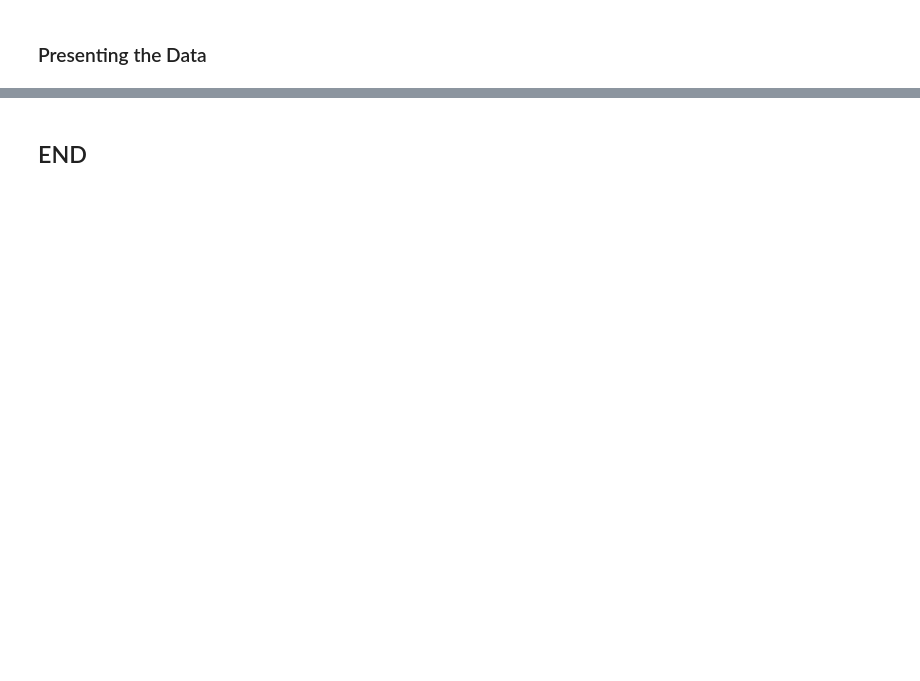
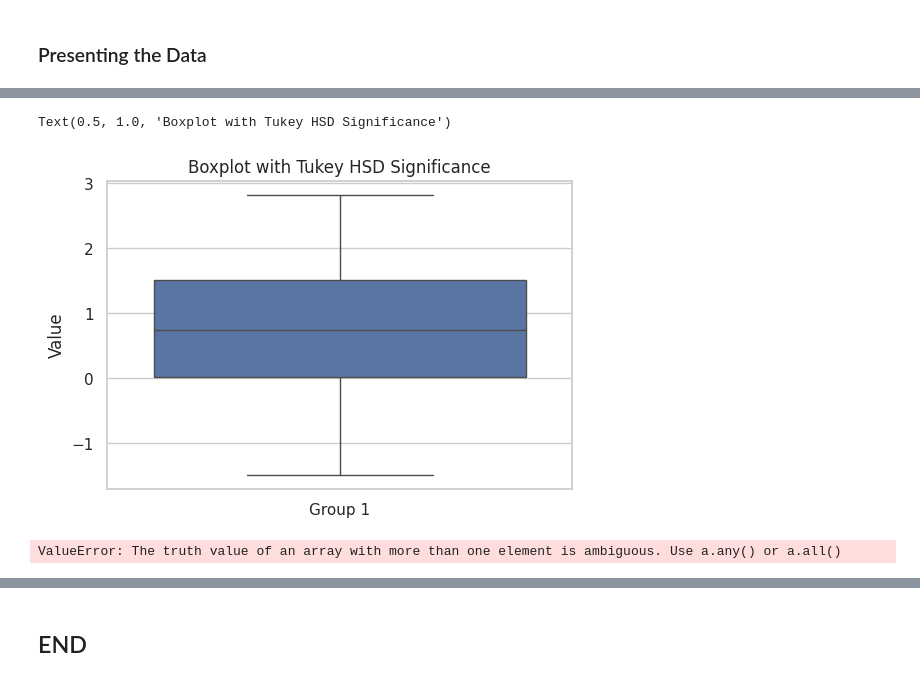
Before and after one commit to GraceMarySmyth/applied-statistics-assessment, a Jupyter notebook: problems.ipynb, the cells around one changed output, grey strips where cells are left out. Drawn from its saved outputs; the diff is of its cells as text; code cells hidden in the pictures; blank space fills up the shorter version.

```diff
--- a/problems.ipynb
+++ b/problems.ipynb
@@ -1712,0 +1818,22 @@ Comparison  Statistic  p-value  Lower CI  Upper CI
+# %%
+# Create groups dictionary from existing group data
+groups = {
+	"Group 1": group1,
+	"Group 2": group2,
+	"Group 3": group3
+}
+# %%
+# ---- Box plot ----
+sns.set(style="whitegrid")
+plt.figure(figsize=(6, 4))
+
+data = list(groups.values())
+labels = list(groups.keys())
+
+ax = sns.boxplot(data=data)
+ax.set_xticklabels(labels)
+ax.set_ylabel("Value")
+ax.set_title("Boxplot with Tukey HSD Significance")
+# %% [output]
+Text(0.5, 1.0, 'Boxplot with Tukey HSD Significance')
+[figure, added]
@@ -1712,0 +1852,21 @@ Comparison  Statistic  p-value  Lower CI  Upper CI
+# %%
+# Pairwise indices follow input order
+pairs = [(0, 1), (0, 2), (1, 2)]
+
+for idx, (i, j) in enumerate(pairs):
+    p_val = res.pvalue[idx]  # Get individual p-value
+    if p_val < 0.05:
+        if p_val < 0.001:
+            stars = "***"
+        elif p_val < 0.01:
+            stars = "**"
+        else:
+            stars = "*"
+
+        add_sig_bar(ax, i, j, current_y, stars)
+        current_y += h
+
+plt.tight_layout()
+plt.show()
+# %% [output]
+ValueError: The truth value of an array with more than one element is ambiguous. Use a.any() or a.all()
```
Also changed, not shown: parts of 59 cells of this notebook.
